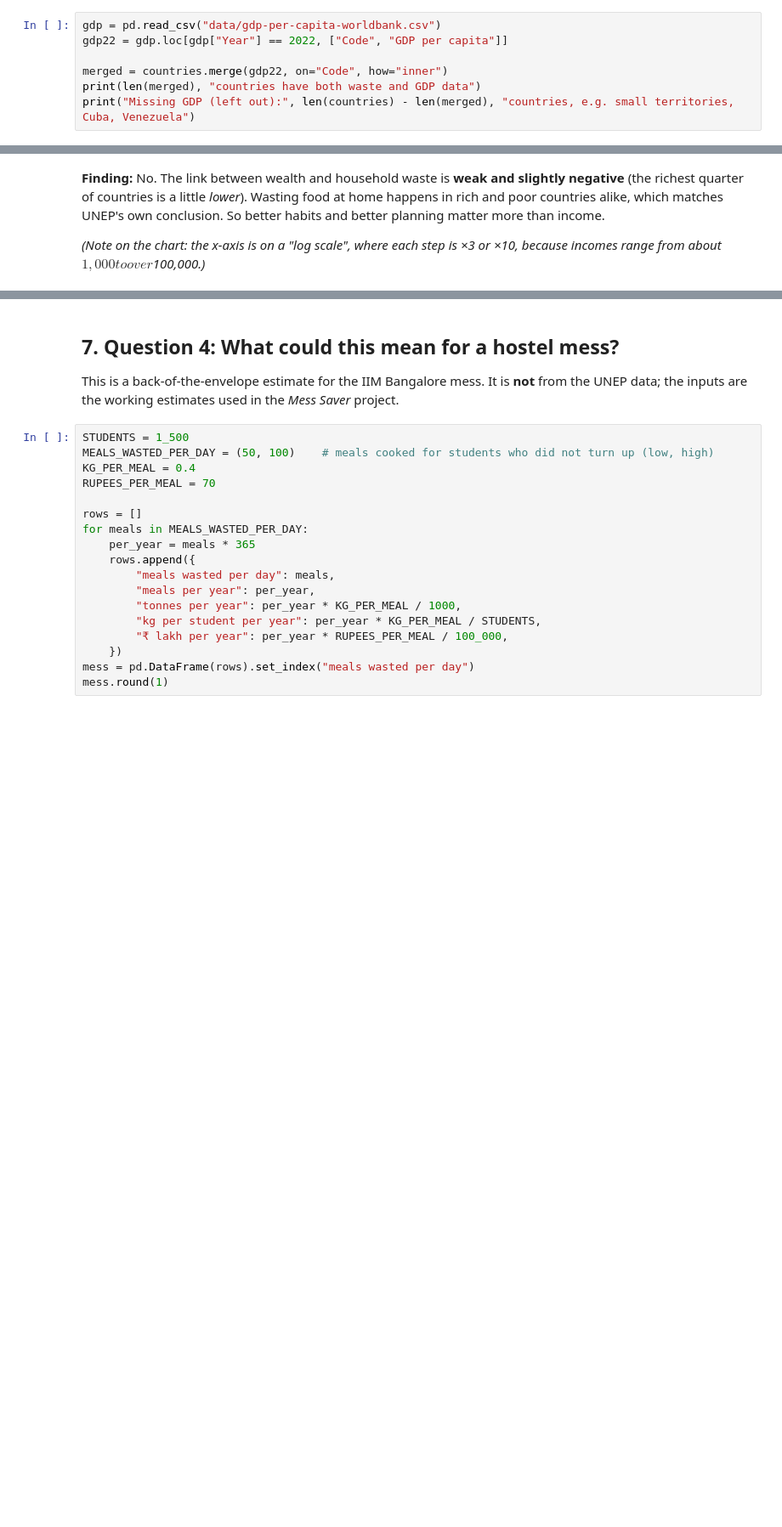
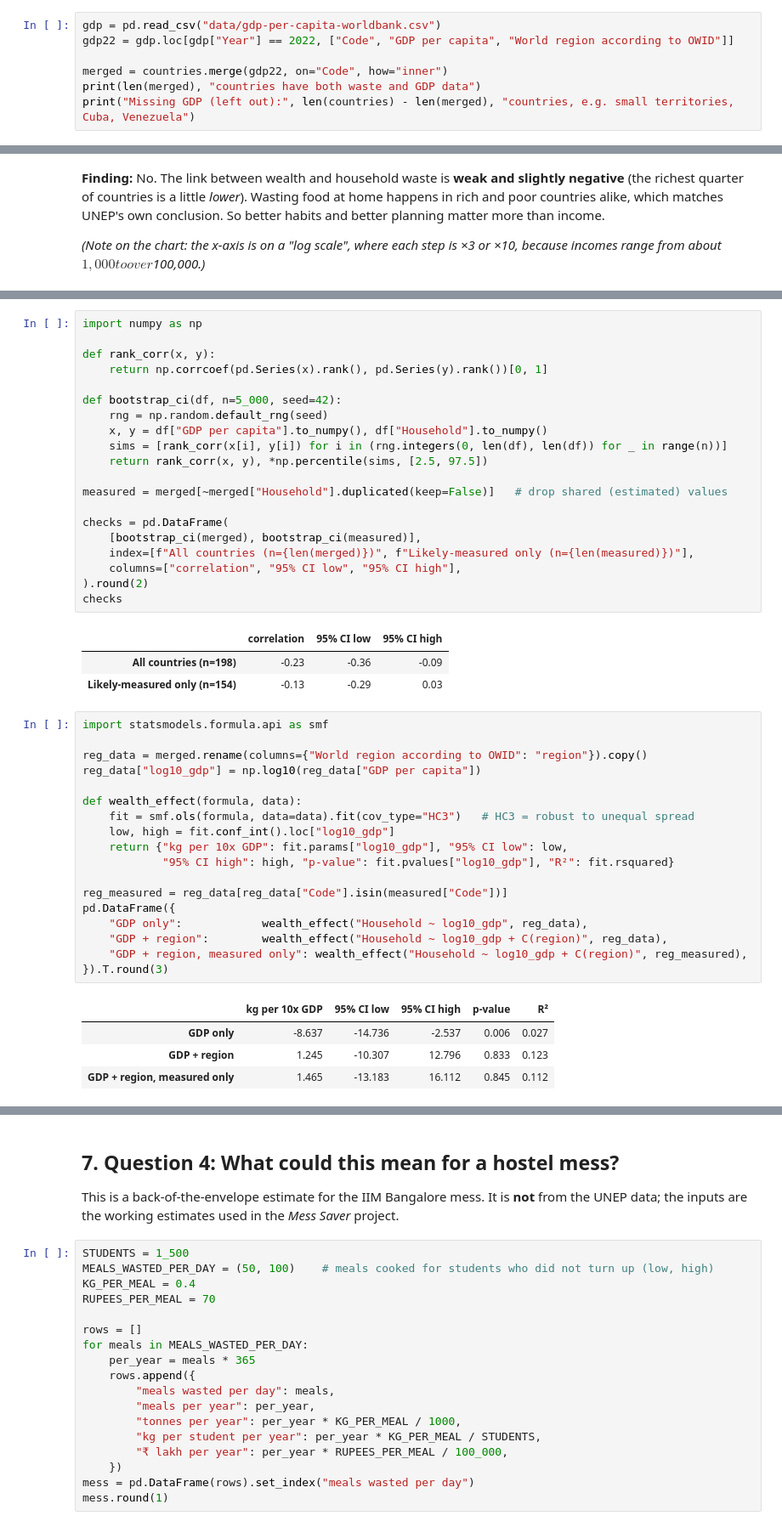
Before and after one commit to Jontyloh/food-waste-analysis, a Jupyter notebook: food_waste_analysis.ipynb, the cells around one changed output, grey strips where cells are left out. Shown at 85% size. Cells and saved outputs as stored; diff of their text form; blank space fills up the shorter version.

```diff
--- a/food_waste_analysis.ipynb
+++ b/food_waste_analysis.ipynb
@@ -245,7 +245,7 @@ A common belief is that wealth means more waste. Let's test it by joining each c
 **GDP per person** (World Bank, 2022) to its waste figures.
 # %%
 gdp = pd.read_csv("data/gdp-per-capita-worldbank.csv")
-gdp22 = gdp.loc[gdp["Year"] == 2022, ["Code", "GDP per capita"]]
+gdp22 = gdp.loc[gdp["Year"] == 2022, ["Code", "GDP per capita", "World region according to OWID"]]
 
 merged = countries.merge(gdp22, on="Code", how="inner")
 print(len(merged), "countries have both waste and GDP data")
@@ -310,0 +322,47 @@ range from about $1,000 to over $100,000.)*
+# %%
+import numpy as np
+
+def rank_corr(x, y):
+    return np.corrcoef(pd.Series(x).rank(), pd.Series(y).rank())[0, 1]
+
+def bootstrap_ci(df, n=5_000, seed=42):
+    rng = np.random.default_rng(seed)
+    x, y = df["GDP per capita"].to_numpy(), df["Household"].to_numpy()
+    sims = [rank_corr(x[i], y[i]) for i in (rng.integers(0, len(df), len(df)) for _ in range(n))]
+    return rank_corr(x, y), *np.percentile(sims, [2.5, 97.5])
+
+measured = merged[~merged["Household"].duplicated(keep=False)]   # drop shared (estimated) values
+
+checks = pd.DataFrame(
+    [bootstrap_ci(merged), bootstrap_ci(measured)],
+    index=[f"All countries (n={len(merged)})", f"Likely-measured only (n={len(measured)})"],
+    columns=["correlation", "95% CI low", "95% CI high"],
+).round(2)
+checks
+# %% [output]
+|  | correlation | 95% CI low | 95% CI high |
+| All countries (n=198) | -0.23 | -0.36 | -0.09 |
+| Likely-measured only (n=154) | -0.13 | -0.29 | 0.03 |
+# %%
+import statsmodels.formula.api as smf
+
+reg_data = merged.rename(columns={"World region according to OWID": "region"}).copy()
+reg_data["log10_gdp"] = np.log10(reg_data["GDP per capita"])
+
+def wealth_effect(formula, data):
+    fit = smf.ols(formula, data=data).fit(cov_type="HC3")   # HC3 = robust to unequal spread
+    low, high = fit.conf_int().loc["log10_gdp"]
+    return {"kg per 10x GDP": fit.params["log10_gdp"], "95% CI low": low,
+            "95% CI high": high, "p-value": fit.pvalues["log10_gdp"], "R²": fit.rsquared}
+
+reg_measured = reg_data[reg_data["Code"].isin(measured["Code"])]
+pd.DataFrame({
+    "GDP only":            wealth_effect("Household ~ log10_gdp", reg_data),
+    "GDP + region":        wealth_effect("Household ~ log10_gdp + C(region)", reg_data),
+    "GDP + region, measured only": wealth_effect("Household ~ log10_gdp + C(region)", reg_measured),
+}).T.round(3)
+# %% [output]
+|  | kg per 10x GDP | 95% CI low | 95% CI high | p-value | R² |
+| GDP only | -8.637 | -14.736 | -2.537 | 0.006 | 0.027 |
+| GDP + region | 1.245 | -10.307 | 12.796 | 0.833 | 0.123 |
+| GDP + region, measured only | 1.465 | -13.183 | 16.112 | 0.845 | 0.112 |
```
Also changed, not shown: parts of 6 cells of this notebook, 3 other files.
